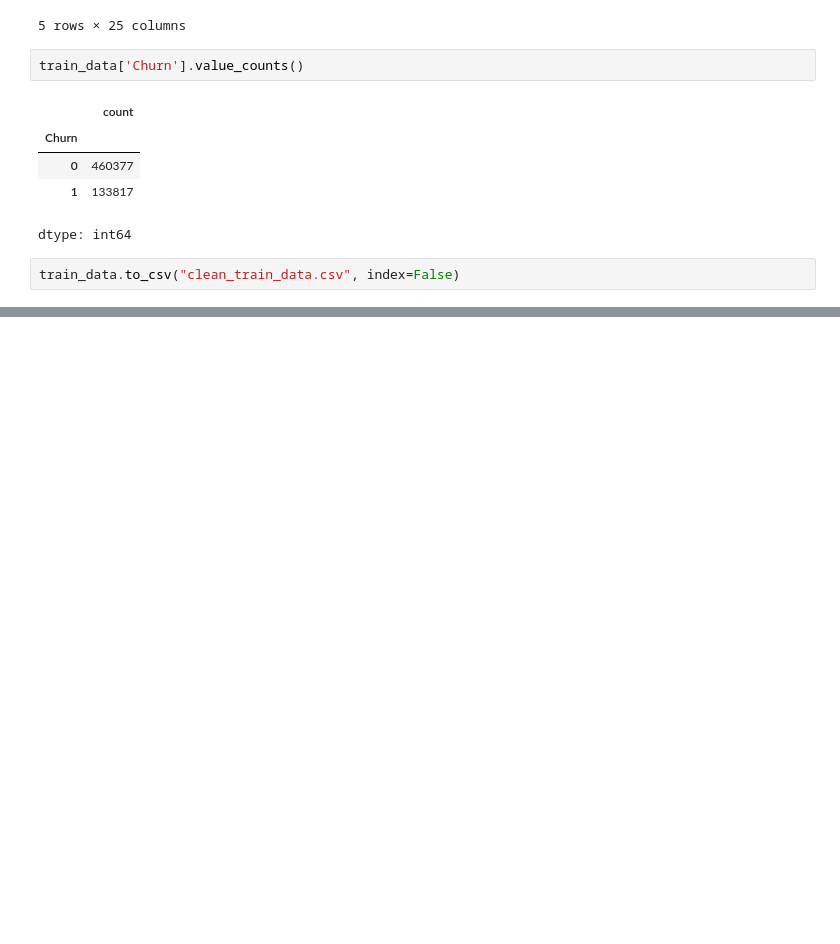
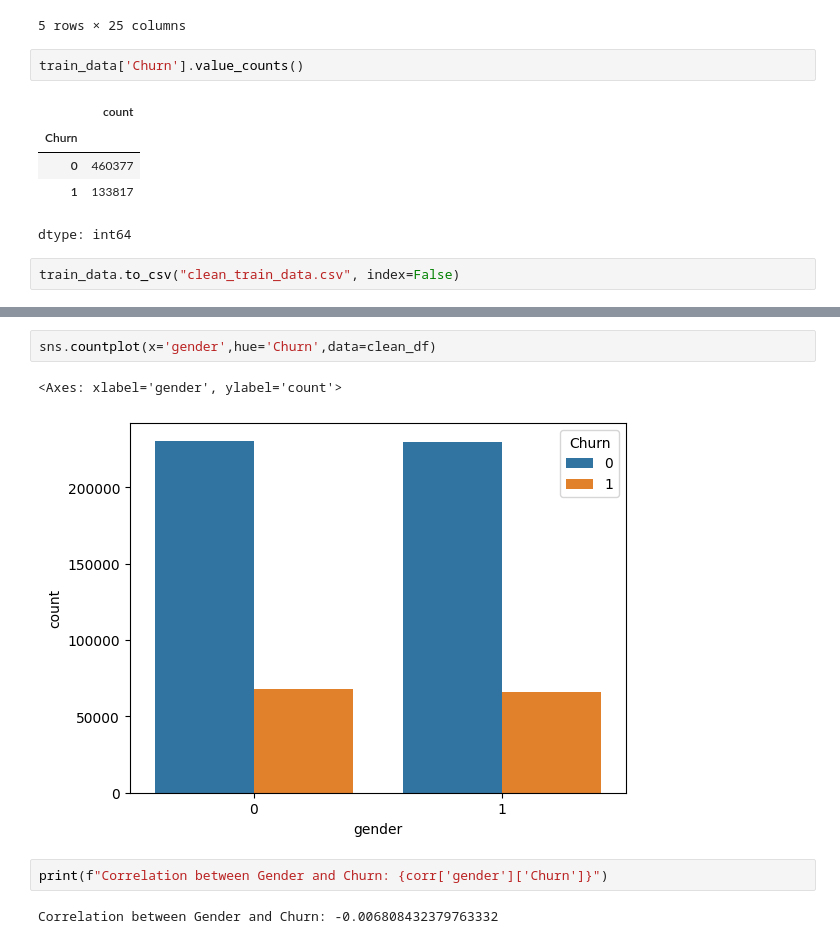
Before and after one commit to YugYadav25/kaggle-notebooks, a Jupyter notebook: Chrun Prediction playground-series-s6e3/ChurnPredic.ipynb, the cells around one changed output, grey strips where cells are left out. Drawn from its saved outputs; the diff is of its cells as text; blank space fills up the shorter version.

```diff
--- a/Chrun Prediction playground-series-s6e3/ChurnPredic.ipynb
+++ b/Chrun Prediction playground-series-s6e3/ChurnPredic.ipynb
@@ -269,0 +282,9 @@ Warning: Total number of columns (25) exceeds max_columns (20) limiting to first
+# %%
+sns.countplot(x='gender',hue='Churn',data=clean_df)
+# %% [output]
+<Axes: xlabel='gender', ylabel='count'>
+[figure, added]
+# %%
+print(f"Correlation between Gender and Churn: {corr['gender']['Churn']}")
+# %% [output]
+Correlation between Gender and Churn: -0.006808432379763332
```
Also changed, not shown: parts of 30 cells of this notebook.
